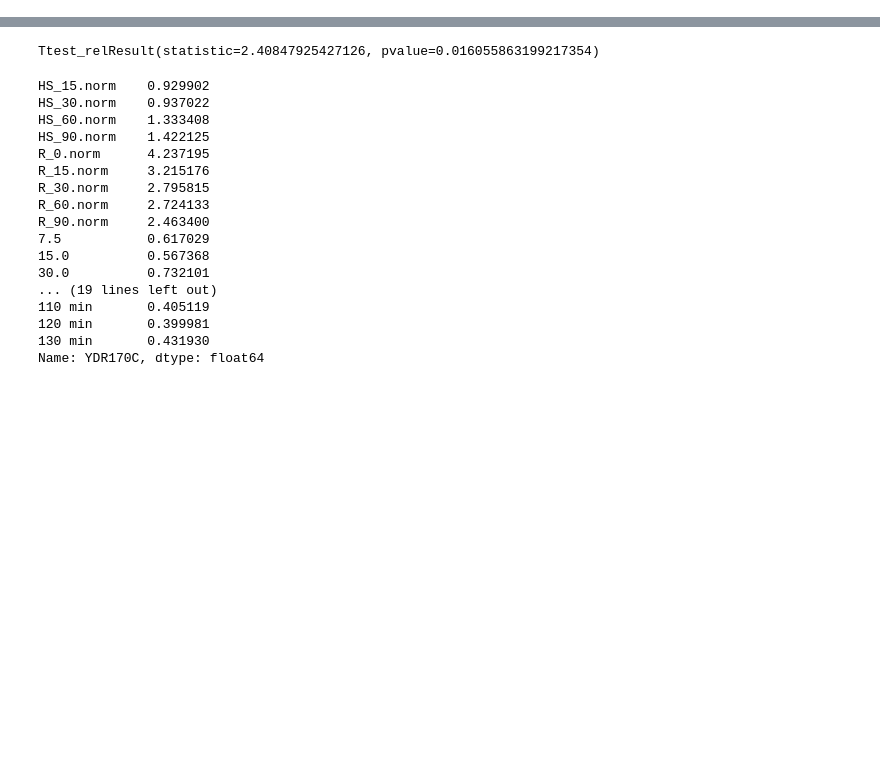
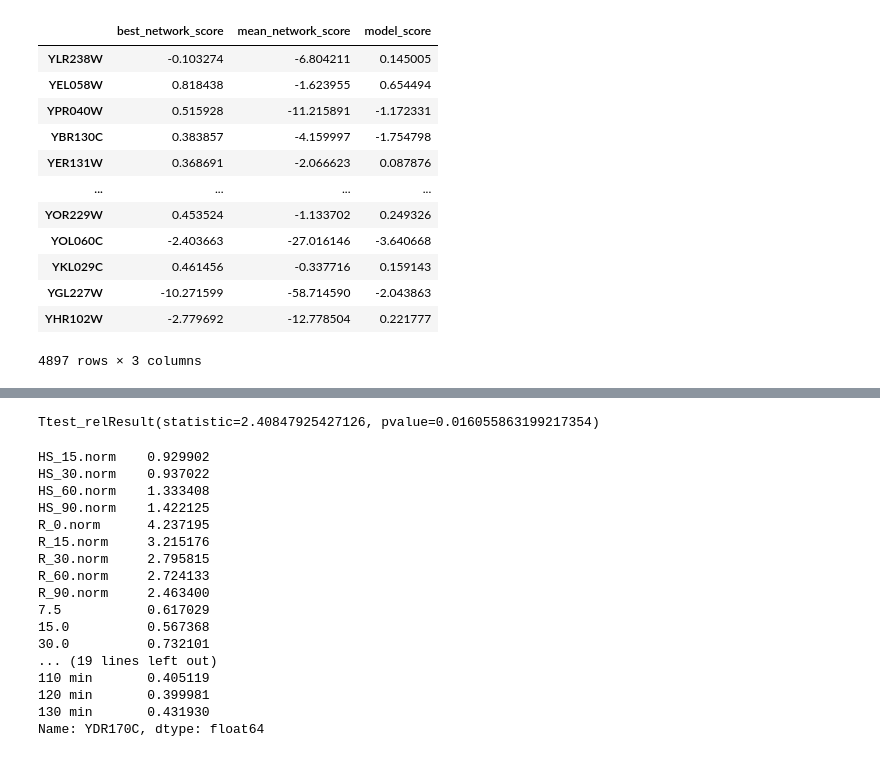
Before and after one commit to IcyFermion/feature_synergy, a Jupyter notebook: network_v_model/yeast_model_network.ipynb, the cells around one changed output, grey strips where cells are left out. Saved outputs shown, nothing was run; the diff lists cells and outputs as text; code cells hidden in the pictures; blank space fills up the shorter version.

```diff
--- a/network_v_model/yeast_model_network.ipynb
+++ b/network_v_model/yeast_model_network.ipynb
@@ -151,0 +64,17 @@ out_df.to_csv('./yeast_model_network_res.csv')
+# %%
+# get network data, training features
+network_df = pd.read_csv('./yeat_network.csv', index_col=0)
+tf_set = set()
+target_gene_list = []
+for i, row in network_df.iterrows():
+    tf_list = row.tf_list
+    if pd.isnull(tf_list):
+        continue
+    tf_list = tf_list.split('; ')
+    tf_set = tf_set.union(set(tf_list))
+    target_gene_list.append(i)
+
+target_gene_list = list(set(target_gene_list).intersection(set(common_genes)))
+tf_list = list(tf_set.intersection(set(common_genes)))
+
+X = source_exp.loc[tf_list]
@@ -151,0 +87,22 @@ out_df.to_csv('./yeast_model_network_res.csv')
+# %%
+out_df = pd.DataFrame(index=target_gene_list)
+out_df['best_network_score'] = r[:, 0]
+out_df['mean_network_score'] = r[:, 1]
+out_df['model_score'] = r[:, 2]
+out_df.to_csv('./yeast_rf_model_network_res.csv')
+# %%
+out_df
+# %% [output]
+|  | best_network_score | mean_network_score | model_score |
+| YLR238W | -0.103274 | -6.804211 | 0.145005 |
+| YEL058W | 0.818438 | -1.623955 | 0.654494 |
+| YPR040W | 0.515928 | -11.215891 | -1.172331 |
+| YBR130C | 0.383857 | -4.159997 | -1.754798 |
+| YER131W | 0.368691 | -2.066623 | 0.087876 |
+| ... | ... | ... | ... |
+| YOR229W | 0.453524 | -1.133702 | 0.249326 |
+| YOL060C | -2.403663 | -27.016146 | -3.640668 |
+| YKL029C | 0.461456 | -0.337716 | 0.159143 |
+| YGL227W | -10.271599 | -58.714590 | -2.043863 |
+| YHR102W | -2.779692 | -12.778504 | 0.221777 |
+4897 rows × 3 columns
```
Also changed, not shown: parts of 37 cells of this notebook, 4 other files.
